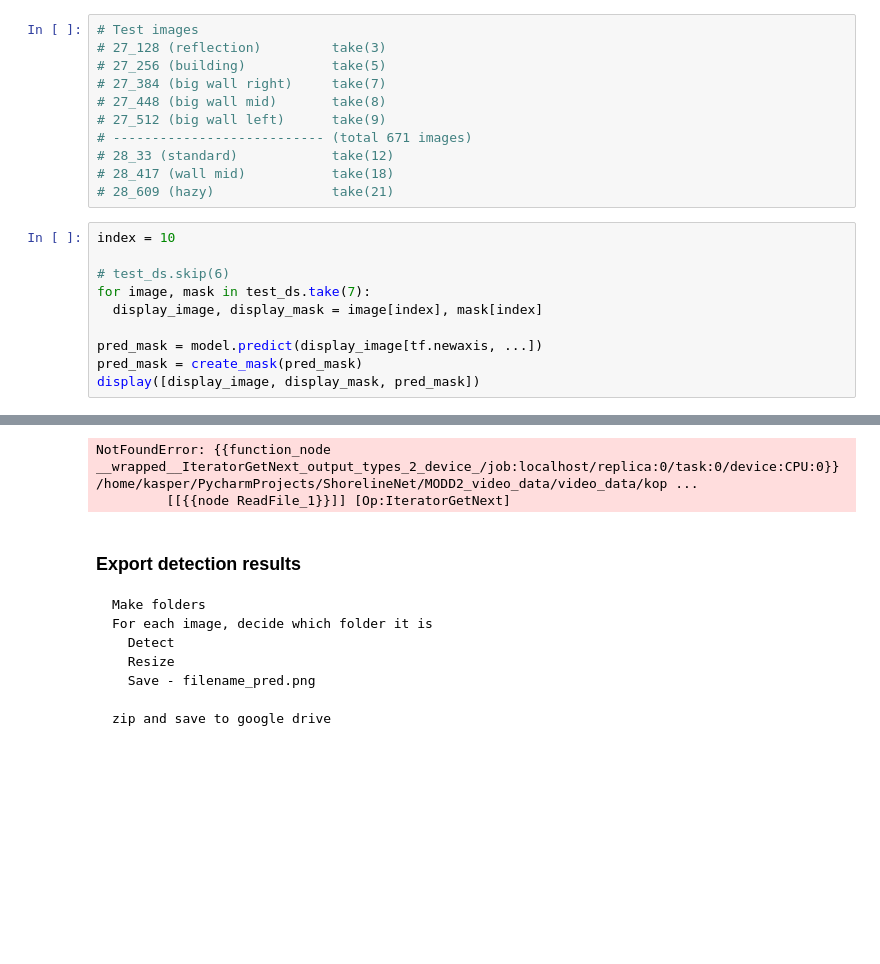
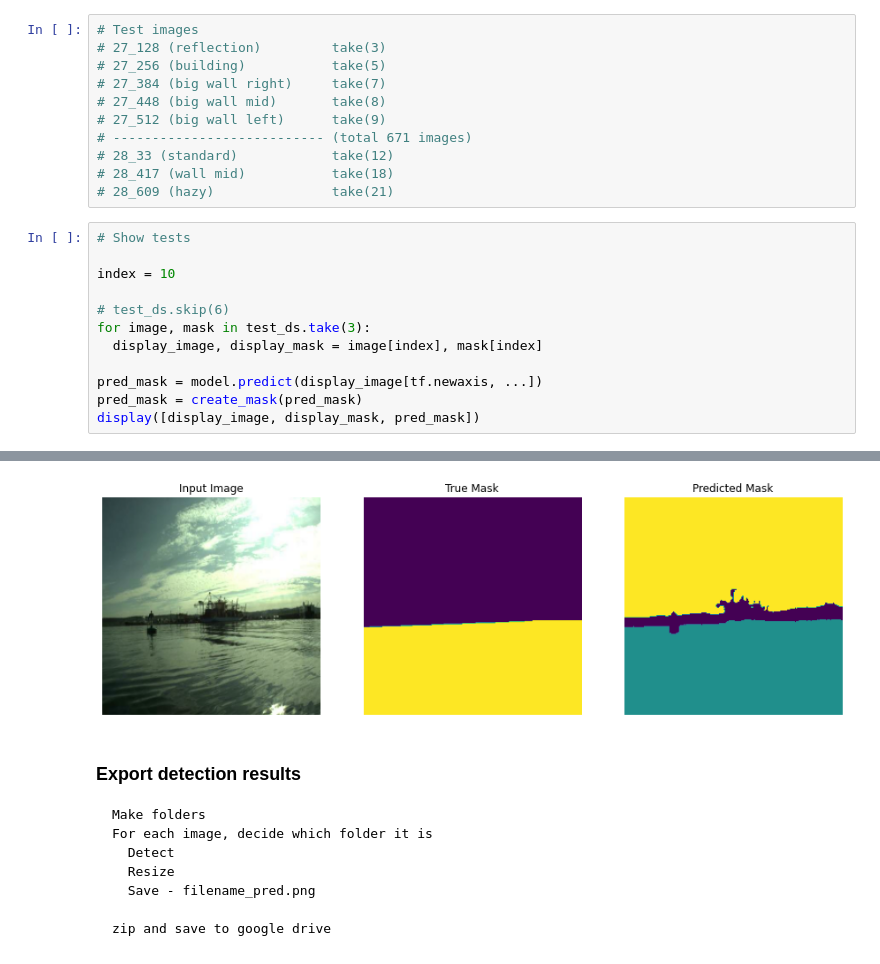
Before and after one commit to KFH22/ShorelineNet, a Jupyter notebook: ShorelineNet.ipynb, the cells around one changed output, grey strips where cells are left out. Cells and saved outputs as stored; diff of their text form; blank space fills up the shorter version.

````diff
--- a/ShorelineNet.ipynb
+++ b/ShorelineNet.ipynb
@@ -1012,10 +1019,12 @@ df_summary
 # 28_417 (wall mid)           take(18)
 # 28_609 (hazy)               take(21)
 # %%
+# Show tests
+
 index = 10
 
 # test_ds.skip(6)
-for image, mask in test_ds.take(7):
+for image, mask in test_ds.take(3):
   display_image, display_mask = image[index], mask[index]
 
 pred_mask = model.predict(display_image[tf.newaxis, ...])
@@ -1042,5 +1035,4 @@ display([display_image, display_mask, pred_mask])
-NotFoundError: {{function_node __wrapped__IteratorGetNext_output_types_2_device_/job:localhost/replica:0/task:0/device:CPU:0}} /home/kasper/PycharmProjects/ShorelineNet/MODD2_video_data/video_data/kop ...
-         [[{{node ReadFile_1}}]] [Op:IteratorGetNext]
+[figure, added]
 # %% [markdown]
 ### Export detection results
 ```
````
Also changed, not shown: parts of 18 cells of this notebook.
